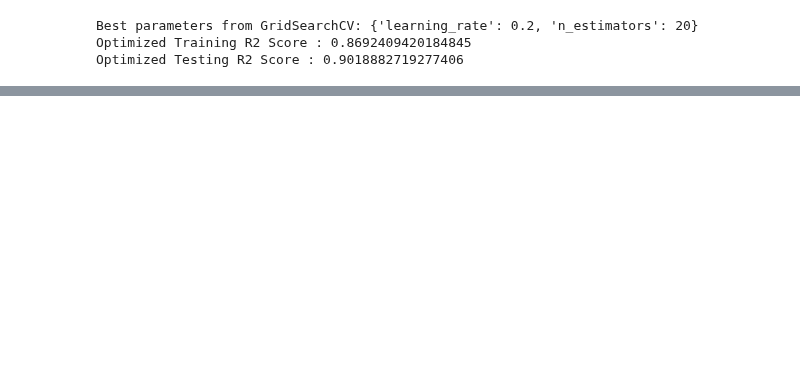
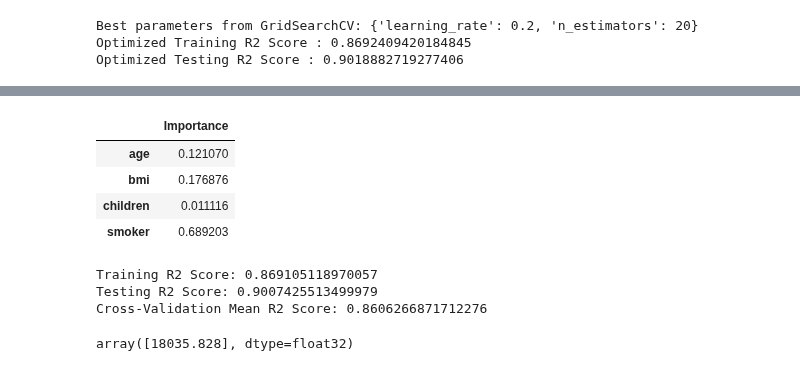
Before and after one commit to Liziye725/data_analysis_model, a Jupyter notebook: Medical_Insurance_Price_Prediction/Medical_Insurance_Price_Prediction_Using_Machine_Learning.ipynb, the cells around one changed output, grey strips where cells are left out. Saved outputs shown, nothing was run; the diff lists cells and outputs as text; code cells hidden in the pictures; blank space fills up the shorter version.

```diff
--- a/Medical_Insurance_Price_Prediction/Medical_Insurance_Price_Prediction_Using_Machine_Learning.ipynb
+++ b/Medical_Insurance_Price_Prediction/Medical_Insurance_Price_Prediction_Using_Machine_Learning.ipynb
@@ -387,0 +399,9 @@ Optimized Cross-Validation Mean Score: 0.8609956449431356
+# %%
+important_features = feats[feats['Importance'] > 0.01]
+important_features
+# %% [output]
+|  | Importance |
+| age | 0.121070 |
+| bmi | 0.176876 |
+| children | 0.011116 |
+| smoker | 0.689203 |
@@ -387,0 +413,21 @@ Optimized Cross-Validation Mean Score: 0.8609956449431356
+# %%
+X_train, X_test, Y_train, Y_test = train_test_split(X_new, Y_new, test_size=0.2, random_state=42)
+
+final_model = XGBRegressor(n_estimators=15, max_depth=3, gamma=0)
+final_model.fit(X_train, Y_train)
+
+Y_train_pred = final_model.predict(X_train)
+Y_test_pred = final_model.predict(X_test)
+
+train_r2 = r2_score(Y_train, Y_train_pred)
+test_r2 = r2_score(Y_test,Y_test_pred)
+
+print(f"Training R2 Score: {train_r2}")
+print(f"Testing R2 Score: {test_r2}")
+
+cv_mean_r2 = cross_val_score(final_model, X_new, Y_new, cv=5).mean()
+print(f"Cross-Validation Mean R2 Score: {cv_mean_r2}")
+# %% [output]
+Training R2 Score: 0.869105118970057
+Testing R2 Score: 0.9007425513499979
+Cross-Validation Mean R2 Score: 0.8606266871712276
@@ -387,0 +437,8 @@ Optimized Cross-Validation Mean Score: 0.8609956449431356
+# %%
+new_data = pd.DataFrame({'age': 19, 'sex': 'male', 'bmi': 27.9, 'children': 0,
+                         'smoker': 'yes', 'region':'northeast'}, index=[0])
+new_data['smoker'] = new_data['smoker'].map({'yes': 1, 'no': 0})
+new_data = new_data.drop(new_data[['sex', 'region']], axis=1)
+final_model.predict(new_data)
+# %% [output]
+array([18035.828], dtype=float32)
```
Also changed, not shown: parts of 6 cells of this notebook, 1 other file.
